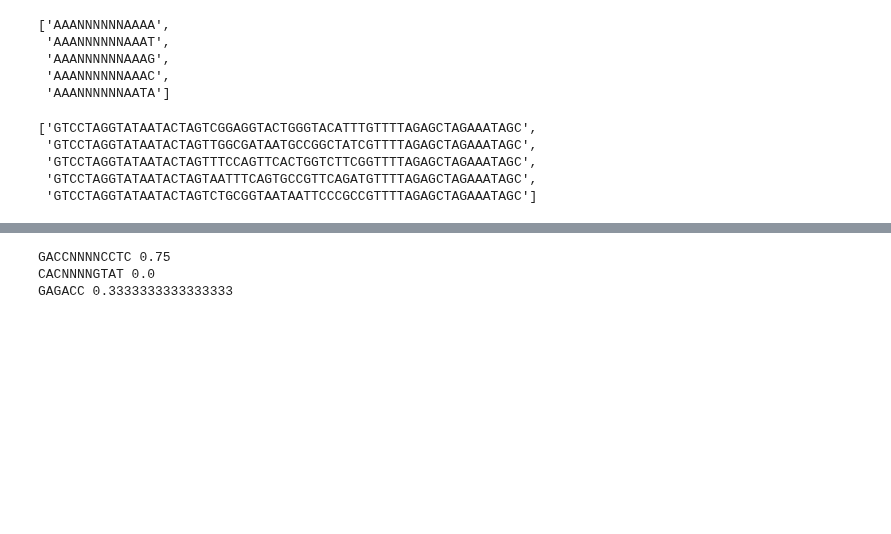
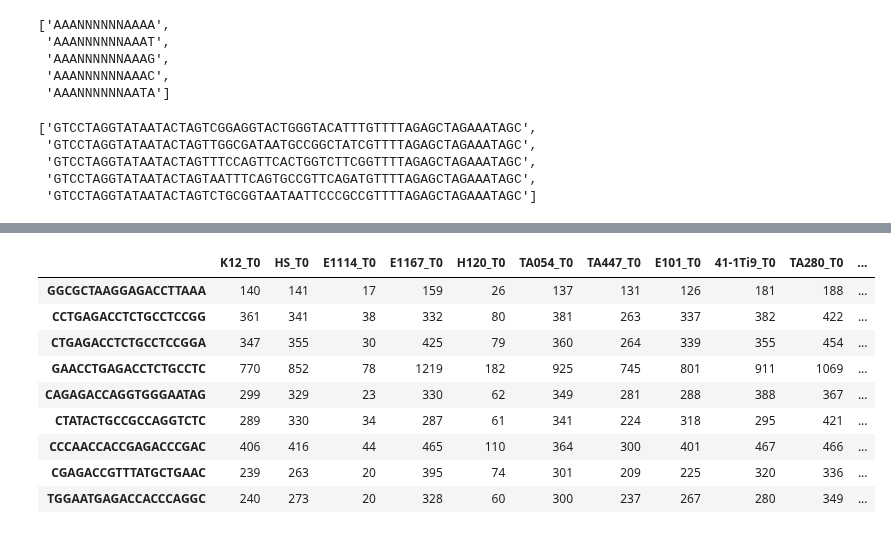
Before and after one commit to dbikard/randseq, a Jupyter notebook: nbs/01_utils.ipynb, the cells around one changed output, grey strips where cells are left out. Cells and saved outputs as stored; diff of their text form; code cells hidden in the pictures; blank space fills up the shorter version.

```diff
--- a/nbs/01_utils.ipynb
+++ b/nbs/01_utils.ipynb
@@ -546,14 +191,53 @@ motif_presence_df.loc[motif_presence_df["GACCNNNNCCTC"]]
-# %%
-for motif in motif_presence_df.columns:
-    df = motif_presence_df.loc[motif_presence_df[motif]].copy()
-    df = df.drop(columns=[motif])
-    other_site_found = df.any(axis=1)
-    freq_of_other_site_found = np.sum(other_site_found) / len(other_site_found)
-    print(motif, freq_of_other_site_found)
-# %% [output]
-GACCNNNNCCTC 0.75
-CACNNNNGTAT 0.0
-GAGACC 0.3333333333333333
+# %%
+#| export
+def get_motif_filter_with_context(df, left_context, right_context, motif):
+    """
+    Returns a boolean filter for the DataFrame to select rows whose index (sequence)
+    contains the motif (with ambiguity codes), when flanked by the provided left and right context,
+    searching both the forward and reverse complement orientations.
+
+    Args:
+        df (pd.DataFrame): DataFrame with DNA sequences as index.
+        left_context (str): DNA string to prepend to each sequence.
+        right_context (str): DNA string to append to each sequence.
+        motif (str): DNA motif (may include IUPAC ambiguous bases).
+
+    Returns:
+        pd.Series: Boolean filter for df, True where the motif is present (with context, any orientation).
+    """
+
+    # IUPAC ambiguity codes to regex
+    iupac_dict = {
+        'A': 'A', 'C': 'C', 'G': 'G', 'T': 'T',
+        'R': '[AG]', 'Y': '[CT]', 'S': '[GC]', 'W': '[AT]',
+        'K': '[GT]', 'M': '[AC]', 'B': '[CGT]', 'D': '[AGT]',
+        'H': '[ACT]', 'V': '[ACG]', 'N': '[ACGT]'
+    }
+    # Build regex pattern from motif
+    motif_regex = ''.join(iupac_dict.get(base.upper(), base) for base in motif)
+    compiled = re.compile(motif_regex, re.IGNORECASE)
+
+    def contains_motif(seq):
+        seq_with_context = f"{left_context}{seq}{right_context}"
+        seq_with_context_rc = revcomp(seq_with_context)
+        return bool(compiled.search(seq_with_context) or compiled.search(seq_with_context_rc))
+
+    return df.index.to_series().apply(contains_motif)
+# %%
+motif_filter = get_motif_filter_with_context(counts, left, right, "GAGACC")
+filtered_df = counts[motif_filter]
+filtered_df
+# %% [output]
+|  | K12_T0 | HS_T0 | E1114_T0 | E1167_T0 | H120_T0 | TA054_T0 | TA447_T0 | E101_T0 | 41-1Ti9_T0 | TA280_T0 | ... |
+| GGCGCTAAGGAGACCTTAAA | 140 | 141 | 17 | 159 | 26 | 137 | 131 | 126 | 181 | 188 | ... |
+| CCTGAGACCTCTGCCTCCGG | 361 | 341 | 38 | 332 | 80 | 381 | 263 | 337 | 382 | 422 | ... |
+| CTGAGACCTCTGCCTCCGGA | 347 | 355 | 30 | 425 | 79 | 360 | 264 | 339 | 355 | 454 | ... |
+| GAACCTGAGACCTCTGCCTC | 770 | 852 | 78 | 1219 | 182 | 925 | 745 | 801 | 911 | 1069 | ... |
+| CAGAGACCAGGTGGGAATAG | 299 | 329 | 23 | 330 | 62 | 349 | 281 | 288 | 388 | 367 | ... |
+| CTATACTGCCGCCAGGTCTC | 289 | 330 | 34 | 287 | 61 | 341 | 224 | 318 | 295 | 421 | ... |
+| CCCAACCACCGAGACCCGAC | 406 | 416 | 44 | 465 | 110 | 364 | 300 | 401 | 467 | 466 | ... |
+| CGAGACCGTTTATGCTGAAC | 239 | 263 | 20 | 395 | 74 | 301 | 209 | 225 | 320 | 336 | ... |
+| TGGAATGAGACCACCCAGGC | 240 | 273 | 20 | 328 | 60 | 300 | 237 | 267 | 280 | 349 | ... |
 # %%
 #| hide
 import nbdev; nbdev.nbdev_export()
```
Also changed, not shown: parts of 9 cells of this notebook, 7 other files.
